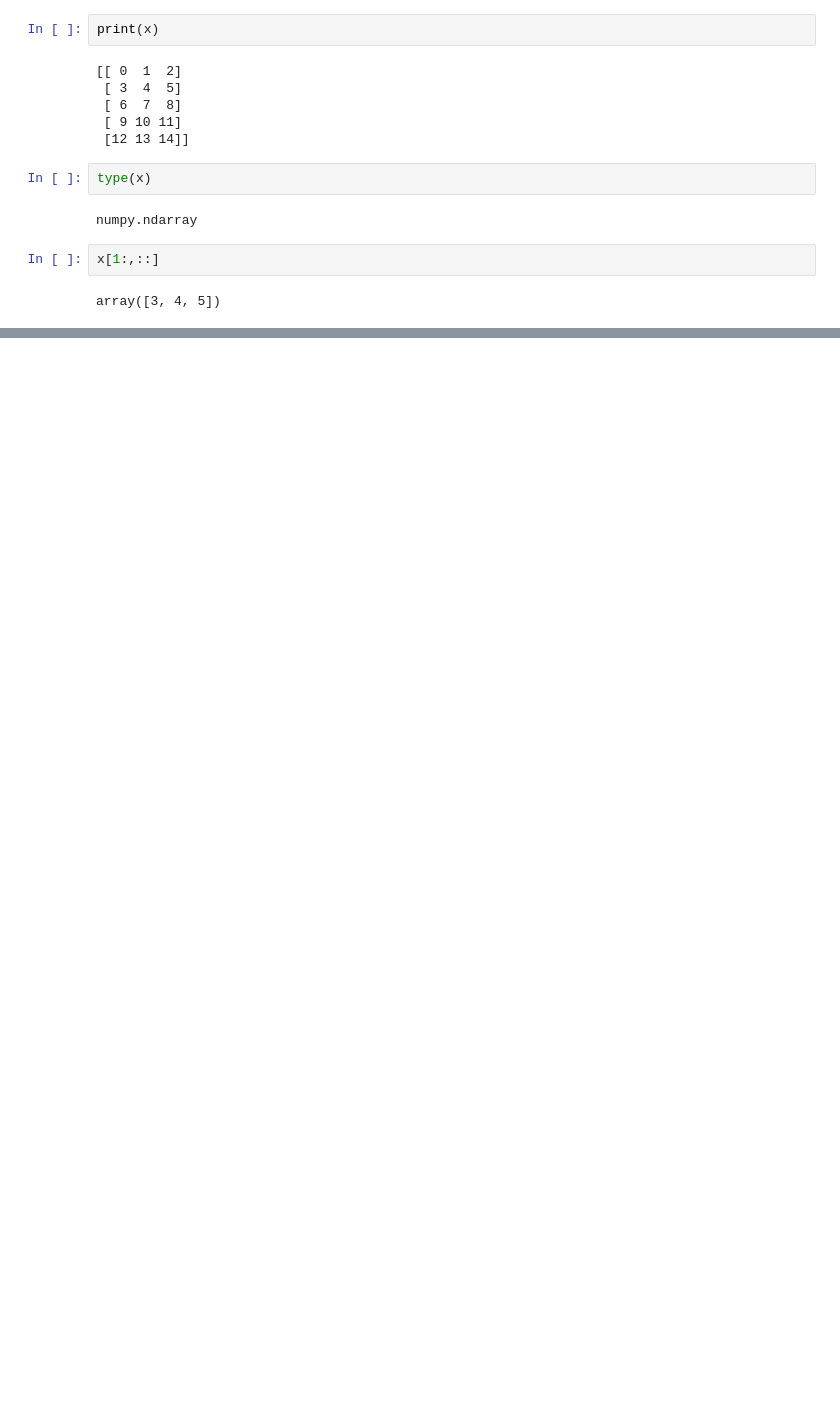
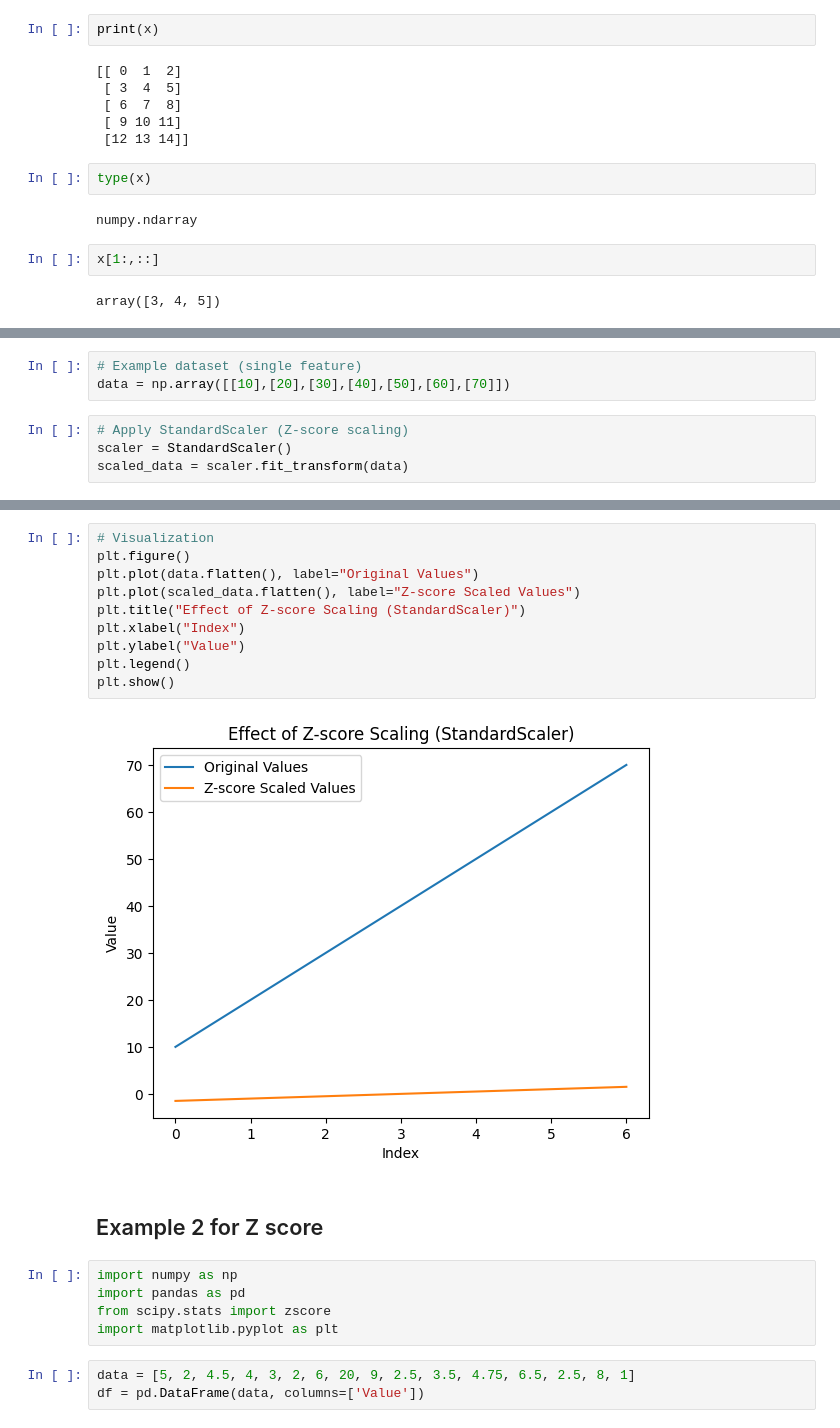
Before and after one commit to aakashkumar089/Class-notes, a Jupyter notebook: OTS_Numpy_class1.ipynb, the cells around one changed output, grey strips where cells are left out. Cells and saved outputs as stored; diff of their text form; blank space fills up the shorter version.

```diff
--- a/OTS_Numpy_class1.ipynb
+++ b/OTS_Numpy_class1.ipynb
@@ -216,0 +235,7 @@ array([3, 4, 5])
+# %%
+# Example dataset (single feature)
+data = np.array([[10],[20],[30],[40],[50],[60],[70]])
+# %%
+# Apply StandardScaler (Z-score scaling)
+scaler = StandardScaler()
+scaled_data = scaler.fit_transform(data)
@@ -216,0 +262,22 @@ array([3, 4, 5])
+# %%
+# Visualization
+plt.figure()
+plt.plot(data.flatten(), label="Original Values")
+plt.plot(scaled_data.flatten(), label="Z-score Scaled Values")
+plt.title("Effect of Z-score Scaling (StandardScaler)")
+plt.xlabel("Index")
+plt.ylabel("Value")
+plt.legend()
+plt.show()
+# %% [output]
+[figure, added]
+# %% [markdown]
+## Example 2 for Z score
+# %%
+import numpy as np
+import pandas as pd
+from scipy.stats import zscore
+import matplotlib.pyplot as plt
+# %%
+data = [5, 2, 4.5, 4, 3, 2, 6, 20, 9, 2.5, 3.5, 4.75, 6.5, 2.5, 8, 1]
+df = pd.DataFrame(data, columns=['Value'])
```
Also changed, not shown: parts of 9 cells of this notebook.
